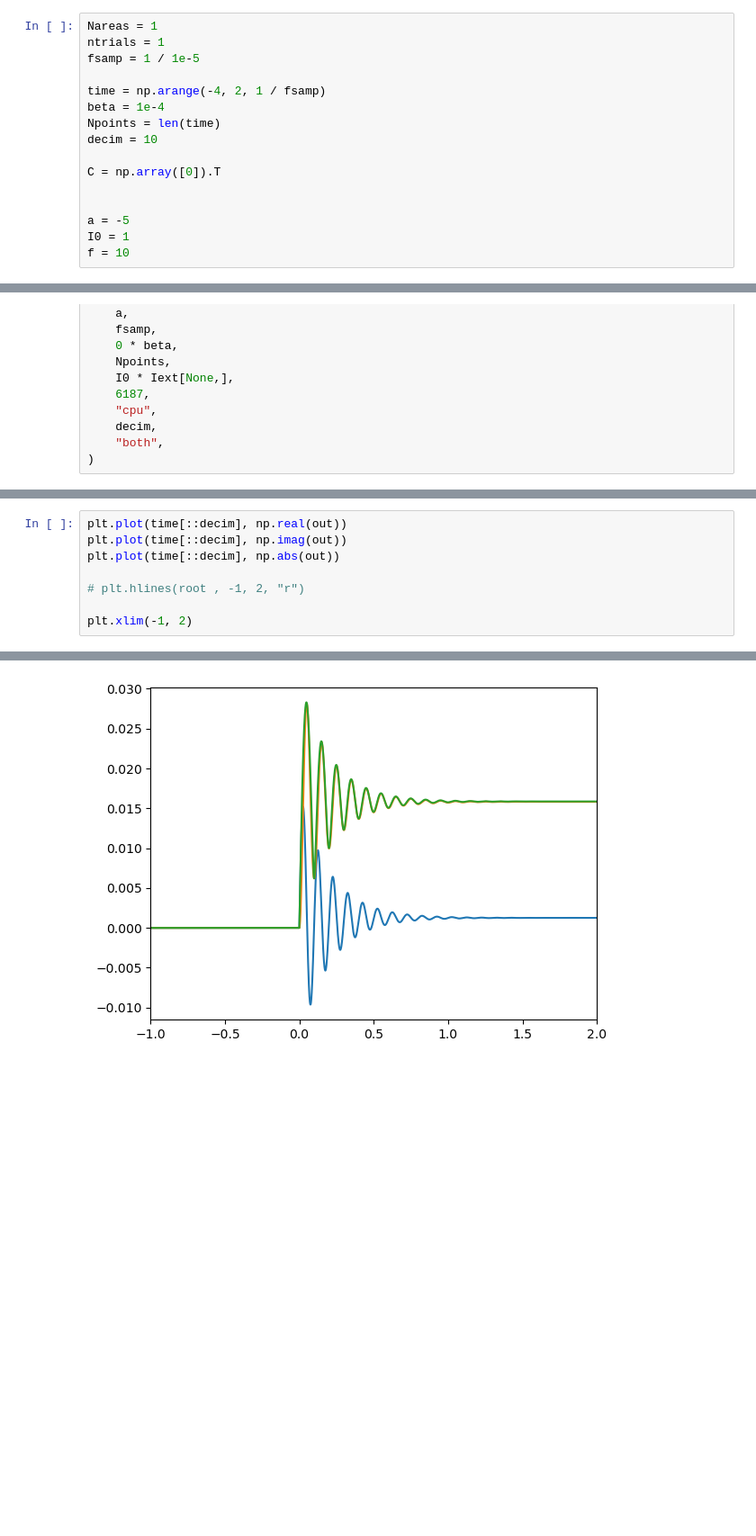
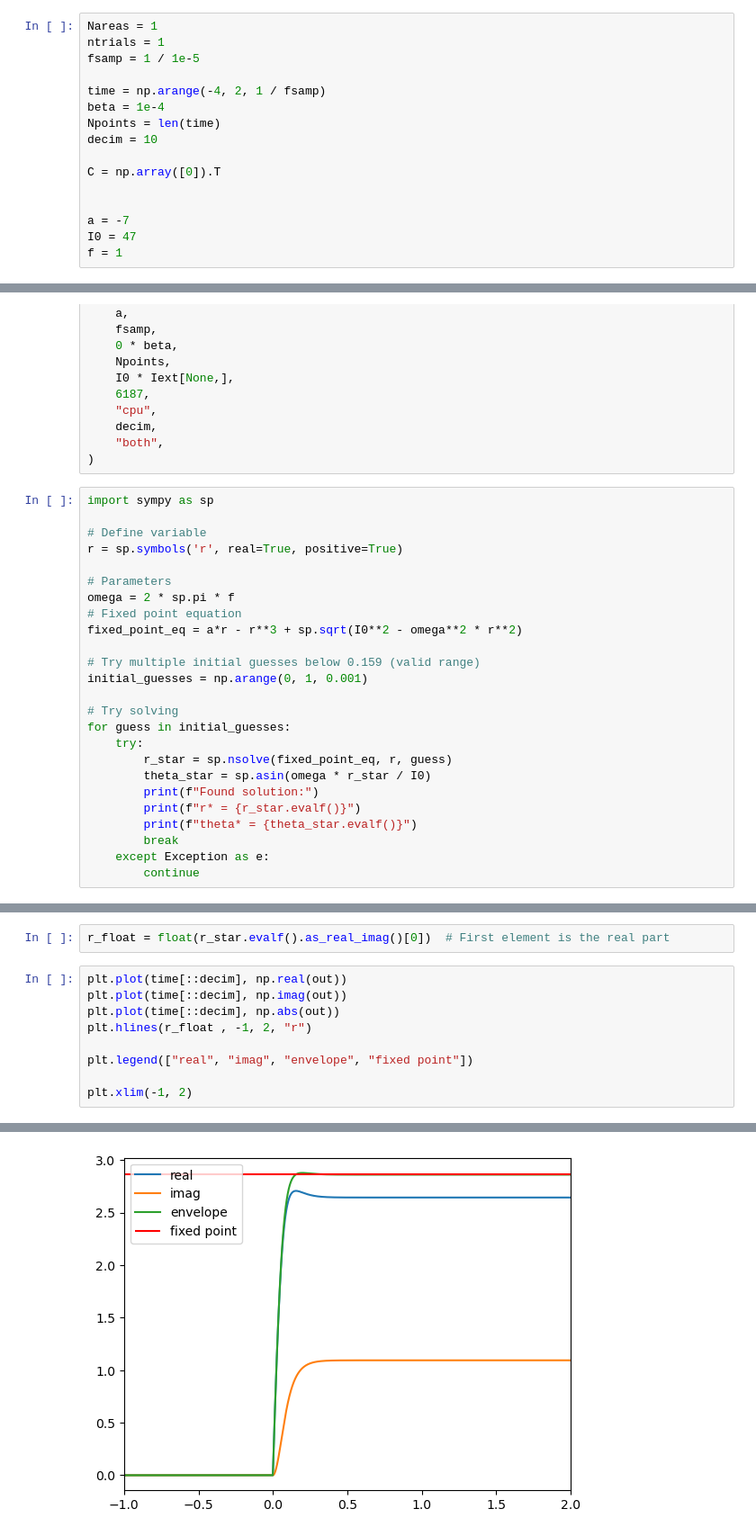
Before and after one commit to ViniciusLima94/phase_amplitude_encoding, a Jupyter notebook: notebooks/TestModel.ipynb, the cells around one changed output, grey strips where cells are left out. Shown at 90% size. Drawn from its saved outputs; the diff is of its cells as text; blank space fills up the shorter version.

```diff
--- a/notebooks/TestModel.ipynb
+++ b/notebooks/TestModel.ipynb
@@ -29,9 +29,9 @@ decim = 10
 C = np.array([0]).T
 
 
-a = -5
-I0 = 1
-f = 10
+a = -7
+I0 = 47
+f = 1
 # %%
 time_start = 0
 time_end = np.inf
@@ -114,3 +110,28 @@ out = simulate(
     decim,
     "both",
 )
+# %%
+import sympy as sp
+
+# Define variable
+r = sp.symbols('r', real=True, positive=True)
+
+# Parameters
+omega = 2 * sp.pi * f
+# Fixed point equation
+fixed_point_eq = a*r - r**3 + sp.sqrt(I0**2 - omega**2 * r**2)
+
+# Try multiple initial guesses below 0.159 (valid range)
+initial_guesses = np.arange(0, 1, 0.001)
+
+# Try solving
+for guess in initial_guesses:
+    try:
+        r_star = sp.nsolve(fixed_point_eq, r, guess)
+        theta_star = sp.asin(omega * r_star / I0)
+        print(f"Found solution:")
+        print(f"r* = {r_star.evalf()}")
+        print(f"theta* = {theta_star.evalf()}")
+        break
+    except Exception as e:
+        continue
@@ -117,11 +142,14 @@ out = simulate(
+# %%
+r_float = float(r_star.evalf().as_real_imag()[0])  # First element is the real part
 # %%
 plt.plot(time[::decim], np.real(out))
 plt.plot(time[::decim], np.imag(out))
 plt.plot(time[::decim], np.abs(out))
+plt.hlines(r_float , -1, 2, "r")
 
-# plt.hlines(root , -1, 2, "r")
+plt.legend(["real", "imag", "envelope", "fixed point"])
 
 plt.xlim(-1, 2)
 # %% [output]
 (-1.0, 2.0)
-[figure, old version]
+[figure, new version]
```
Also changed, not shown: parts of 8 cells of this notebook, 1 other file.
